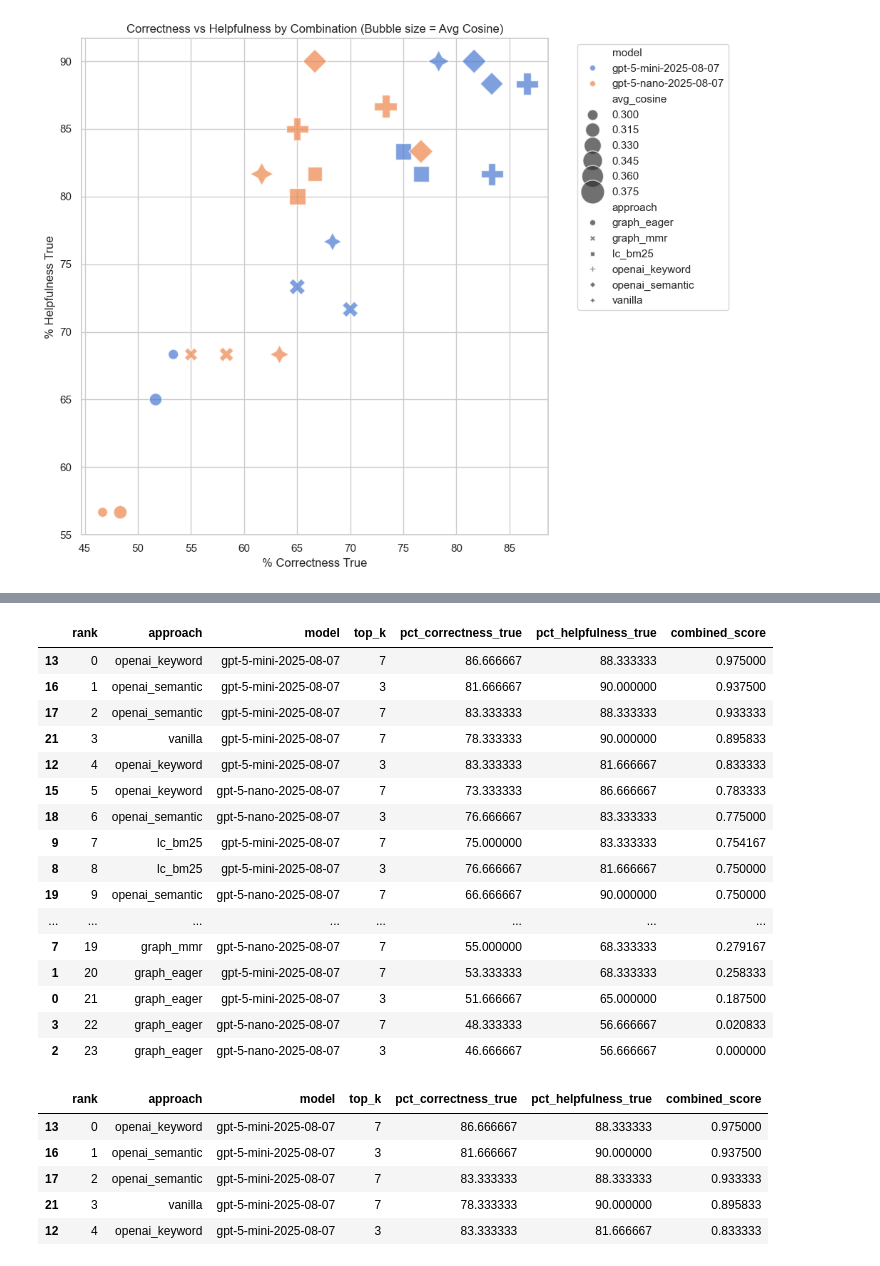
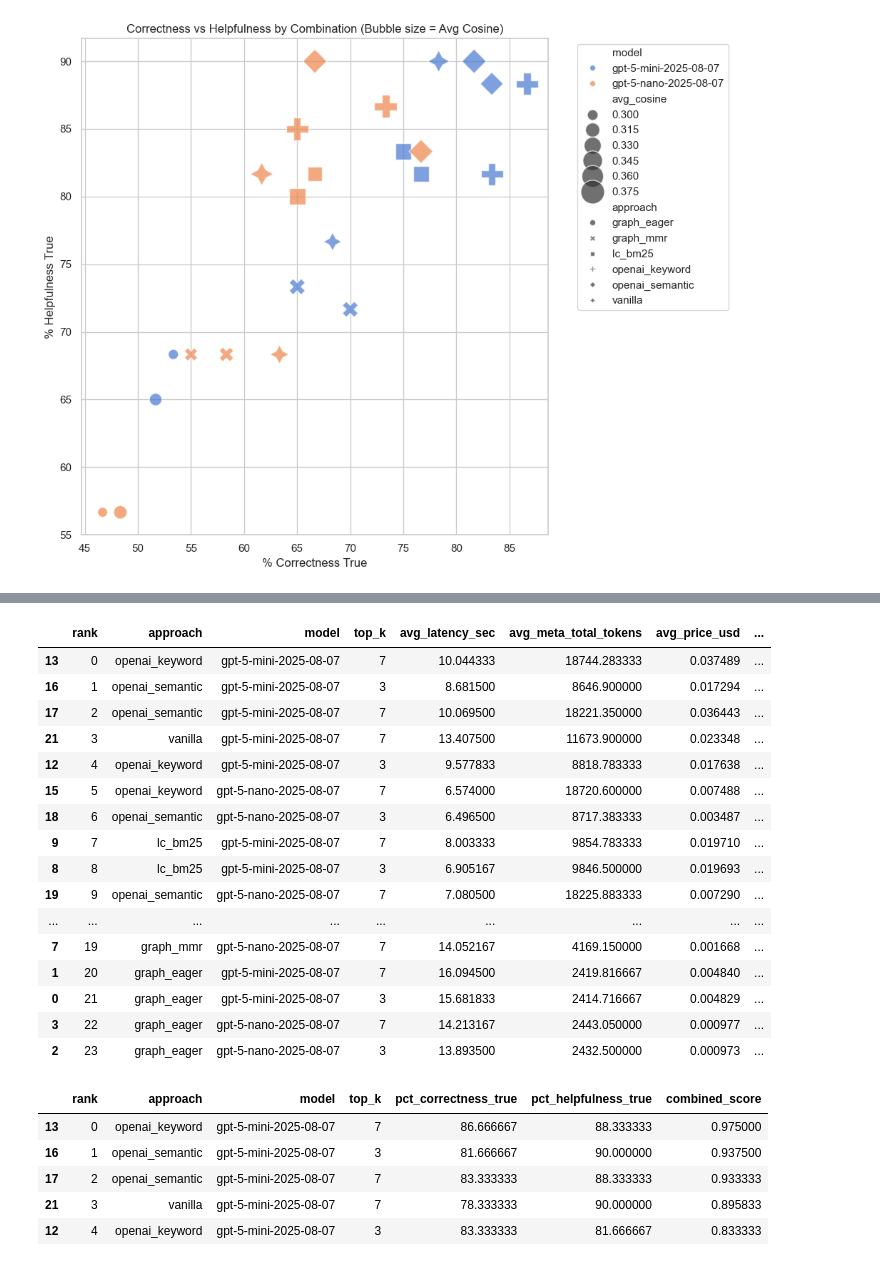
Before and after one commit to fryan2503/safety_rag_evaluation, a Jupyter notebook: code/notebooks/analysis.ipynb, the cells around one changed output, grey strips where cells are left out. Saved outputs shown, nothing was run; the diff lists cells and outputs as text; code cells hidden in the pictures.

```diff
--- a/code/notebooks/analysis.ipynb
+++ b/code/notebooks/analysis.ipynb
@@ -23,6 +23,41 @@ for col in bool_cols:
 numeric_cols = ["meta_total_tokens", "cosine", "rougeL", "bleu"]
 df[numeric_cols] = df[numeric_cols].apply(pd.to_numeric, errors="coerce")
 # %%
+
+# --- Clean up total_elapsed_time column ---
+def parse_seconds(x):
+    """Convert strings like '12 seconds' or '1.5 s' to float seconds."""
+    if pd.isna(x):
+        return None
+    import re
+    match = re.search(r"([\d\.]+)", str(x))
+    return float(match.group(1)) if match else None
+
+df["total_elapsed_time_sec"] = df["total_elapsed_time"].apply(parse_seconds)
+
+
+# --- Add price per run ---
+def compute_price(row):
+    """
+    Compute cost (in USD) based on model type and total tokens.
+    Prices per 1M tokens:
+      - gpt-nano: $0.40
+      - gpt-mini: $2.00
+    """
+    tokens = row.get("meta_total_tokens", 0)
+    model = str(row.get("model", "")).lower()
+
+    if "nano" in model:
+        price_per_million = 0.40
+    elif "mini" in model:
+        price_per_million = 2.00
+    else:
+        # Default if model not recognized
+        price_per_million = 1.00
+
+    return (tokens / 1_000_000) * price_per_million
+
+df["price_usd"] = df.apply(compute_price, axis=1)
 
 # --- Group and Aggregate ---
 group_cols = ["approach", "model", "top_k"]
@@ -34,10 +69,12 @@ agg_df = (
           avg_cosine=("cosine", "mean"),
           avg_rougeL=("rougeL", "mean"),
           avg_bleu=("bleu", "mean"),
+          avg_price_usd=("price_usd", "mean"),
+          avg_latency_sec=("total_elapsed_time_sec", "mean"),
           true_correctness_count=("judge_answer_correctness_vs_ref", "sum"),
           total_correctness_count=("judge_answer_correctness_vs_ref", "count"),
           true_helpfulness_count=("judge_answer_helpfulness", "sum"),
-          total_helpfulness_count=("judge_answer_helpfulness", "count")
+          total_helpfulness_count=("judge_answer_helpfulness", "count"),
       )
       .reset_index()
 )
@@ -255,12 +292,13 @@ agg_df["combined_score"] = (agg_df["score_correctness"] + agg_df["score_helpfuln
 
 ranked = agg_df.sort_values("combined_score", ascending=False)
 ranked["rank"] = 0
+print(agg_df.columns)
 
 for idx, (i,row) in enumerate(ranked.iterrows()):
     ranked.loc[i, "rank"] = idx
 print("\nRanked by Combined Correctness+Helpfulness Score:")
 display(ranked[[
-    "rank", "approach", "model", "top_k",
+    "rank", "approach", "model", "top_k", "avg_latency_sec", "avg_meta_total_tokens", "avg_price_usd",
     "pct_correctness_true", "pct_helpfulness_true", "combined_score"
 ]])
 # %% [output]
@@ -267,21 +313,21 @@ display(ranked[[
 Ranked by Combined Correctness+Helpfulness Score:
-|  | rank | approach | model | top_k | pct_correctness_true | pct_helpfulness_true | combined_score |
-| 13 | 0 | openai_keyword | gpt-5-mini-2025-08-07 | 7 | 86.666667 | 88.333333 | 0.975000 |
-| 16 | 1 | openai_semantic | gpt-5-mini-2025-08-07 | 3 | 81.666667 | 90.000000 | 0.937500 |
-| 17 | 2 | openai_semantic | gpt-5-mini-2025-08-07 | 7 | 83.333333 | 88.333333 | 0.933333 |
-| 21 | 3 | vanilla | gpt-5-mini-2025-08-07 | 7 | 78.333333 | 90.000000 | 0.895833 |
-| 12 | 4 | openai_keyword | gpt-5-mini-2025-08-07 | 3 | 83.333333 | 81.666667 | 0.833333 |
-| 15 | 5 | openai_keyword | gpt-5-nano-2025-08-07 | 7 | 73.333333 | 86.666667 | 0.783333 |
-| 18 | 6 | openai_semantic | gpt-5-nano-2025-08-07 | 3 | 76.666667 | 83.333333 | 0.775000 |
-| 9 | 7 | lc_bm25 | gpt-5-mini-2025-08-07 | 7 | 75.000000 | 83.333333 | 0.754167 |
-| 8 | 8 | lc_bm25 | gpt-5-mini-2025-08-07 | 3 | 76.666667 | 81.666667 | 0.750000 |
-| 19 | 9 | openai_semantic | gpt-5-nano-2025-08-07 | 7 | 66.666667 | 90.000000 | 0.750000 |
-| ... | ... | ... | ... | ... | ... | ... | ... |
-| 7 | 19 | graph_mmr | gpt-5-nano-2025-08-07 | 7 | 55.000000 | 68.333333 | 0.279167 |
-| 1 | 20 | graph_eager | gpt-5-mini-2025-08-07 | 7 | 53.333333 | 68.333333 | 0.258333 |
-| 0 | 21 | graph_eager | gpt-5-mini-2025-08-07 | 3 | 51.666667 | 65.000000 | 0.187500 |
-| 3 | 22 | graph_eager | gpt-5-nano-2025-08-07 | 7 | 48.333333 | 56.666667 | 0.020833 |
-| 2 | 23 | graph_eager | gpt-5-nano-2025-08-07 | 3 | 46.666667 | 56.666667 | 0.000000 |
+|  | rank | approach | model | top_k | avg_latency_sec | avg_meta_total_tokens | avg_price_usd | ... |
+| 13 | 0 | openai_keyword | gpt-5-mini-2025-08-07 | 7 | 10.044333 | 18744.283333 | 0.037489 | ... |
+| 16 | 1 | openai_semantic | gpt-5-mini-2025-08-07 | 3 | 8.681500 | 8646.900000 | 0.017294 | ... |
+| 17 | 2 | openai_semantic | gpt-5-mini-2025-08-07 | 7 | 10.069500 | 18221.350000 | 0.036443 | ... |
+| 21 | 3 | vanilla | gpt-5-mini-2025-08-07 | 7 | 13.407500 | 11673.900000 | 0.023348 | ... |
+| 12 | 4 | openai_keyword | gpt-5-mini-2025-08-07 | 3 | 9.577833 | 8818.783333 | 0.017638 | ... |
+| 15 | 5 | openai_keyword | gpt-5-nano-2025-08-07 | 7 | 6.574000 | 18720.600000 | 0.007488 | ... |
+| 18 | 6 | openai_semantic | gpt-5-nano-2025-08-07 | 3 | 6.496500 | 8717.383333 | 0.003487 | ... |
+| 9 | 7 | lc_bm25 | gpt-5-mini-2025-08-07 | 7 | 8.003333 | 9854.783333 | 0.019710 | ... |
+| 8 | 8 | lc_bm25 | gpt-5-mini-2025-08-07 | 3 | 6.905167 | 9846.500000 | 0.019693 | ... |
+| 19 | 9 | openai_semantic | gpt-5-nano-2025-08-07 | 7 | 7.080500 | 18225.883333 | 0.007290 | ... |
+| ... | ... | ... | ... | ... | ... | ... | ... | ... |
+| 7 | 19 | graph_mmr | gpt-5-nano-2025-08-07 | 7 | 14.052167 | 4169.150000 | 0.001668 | ... |
+| 1 | 20 | graph_eager | gpt-5-mini-2025-08-07 | 7 | 16.094500 | 2419.816667 | 0.004840 | ... |
+| 0 | 21 | graph_eager | gpt-5-mini-2025-08-07 | 3 | 15.681833 | 2414.716667 | 0.004829 | ... |
+| 3 | 22 | graph_eager | gpt-5-nano-2025-08-07 | 7 | 14.213167 | 2443.050000 | 0.000977 | ... |
+| 2 | 23 | graph_eager | gpt-5-nano-2025-08-07 | 3 | 13.893500 | 2432.500000 | 0.000973 | ... |
 # %%
 display(ranked[[
     "rank", "approach", "model", "top_k",
```
Also changed, not shown: parts of 6 cells of this notebook.
